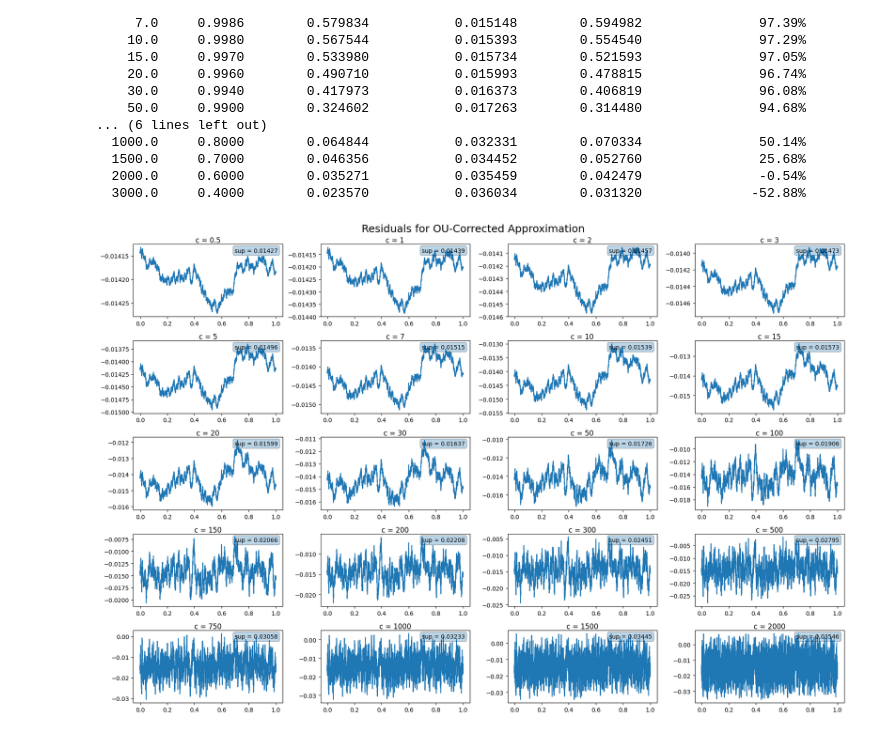
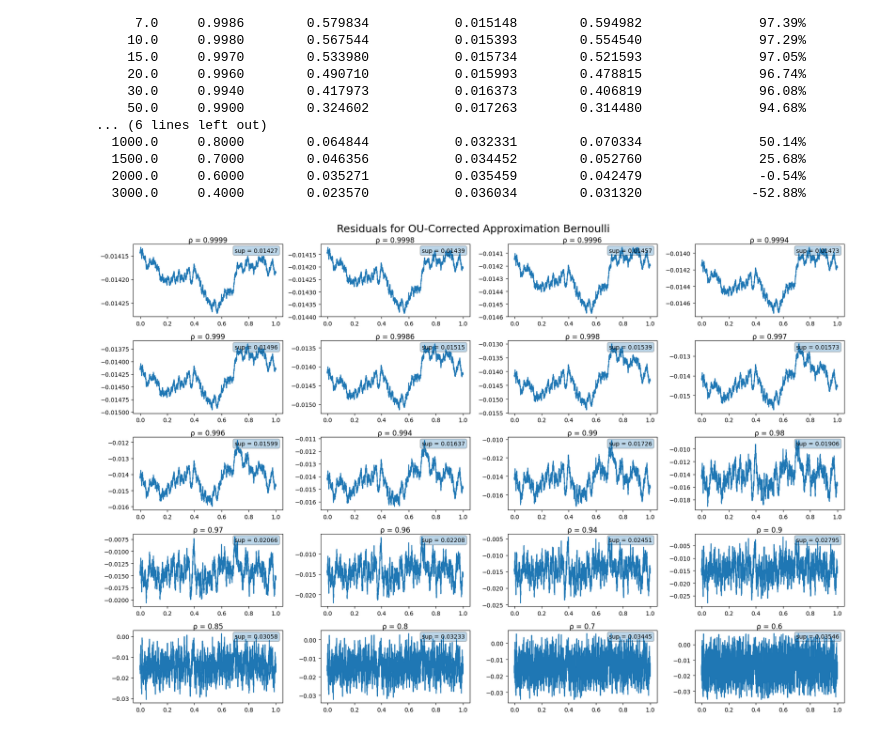
Before and after one commit to Shinyhunter95/Masters-Project, a Jupyter notebook: AR(1).ipynb, the cells around one changed output. Drawn from its saved outputs; the diff is of its cells as text; code cells hidden in the pictures.

```diff
--- a/AR(1).ipynb
+++ b/AR(1).ipynb
@@ -92,7 +92,7 @@ for idx, c in enumerate(c_values):
     ax.plot(t, W, label='W')
     ax.plot(t, W_corr, label='W - OU')
 
-    ax.set_title(f'c = {c}', pad=1)
+    ax.set_title(f'\u03C1 = {rho}', pad=1)
 
     ax.text(
         0.02,
@@ -312,7 +334,7 @@ for idx, c in enumerate(c_values):
         bbox=dict(boxstyle='round', alpha=0.3)
     )
 
-    ax.set_title(f'c = {c}', pad=1)
+    ax.set_title(f'\u03C1 = {rho}', pad=1)
 
 # ---------------------------------
 # Layout
@@ -416,7 +438,7 @@ for idx, c in enumerate(c_values):
     ax.plot(t, W, label='W')
     ax.plot(t, W_corr, label='W - OU')
 
-    ax.set_title(f'c = {c}', pad=1)
+    ax.set_title(f'\u03C1 = {rho}', pad=1)
 
     ax.text(
         0.02,
@@ -444,4 +466,26 @@ plt.show()
 # %%
+# ---------------------------------
+# Parameters
+# ---------------------------------
+
+N = 5000
+a = 2.0
+rho = 1 - a / N
+c = N * np.log(1 / rho)
+t = np.arange(N) / N
+dt = 1 / N
+
+# ---------------------------------
+# Random Seed Bernoulli
+# ---------------------------------
+
+rng = np.random.default_rng(12345)
+eps = rng.choice([-1, 1], size=N)
+
+# ---------------------------------
+# Table
+# ---------------------------------
+
 print(
     f"{'c':>8} "
     f"{'\u03C1':>10} "
@@ -616,32 +660,32 @@ for idx, c in enumerate(c_values):
 
     # ---------------------------------
     # Plot
     # ---------------------------------
 
     ax = axes[idx]
     fig.suptitle(
     'Residuals for OU-Corrected Approximation Bernoulli',
     fontsize=18
     )
     ax.plot(t, residual)
 
     # Put text inside the plot
     ax.text(
         0.68,                # x-position in axes coords
         0.95,                # y-position in axes coords
         f'sup = {sup_residual:.5f}',
         transform=ax.transAxes,
         verticalalignment='top',
         bbox=dict(boxstyle='round', alpha=0.3)
     )
 
-    ax.set_title(f'c = {c}', pad=1)
+    ax.set_title(f'\u03C1 = {rho}', pad=1)
 
 # ---------------------------------
 # Layout
 # ---------------------------------
 
 plt.tight_layout()
 plt.show()
 # %% [output]
-[figure, old version]
+[figure, new version]
```
Also changed, not shown: parts of 4 cells of this notebook.
